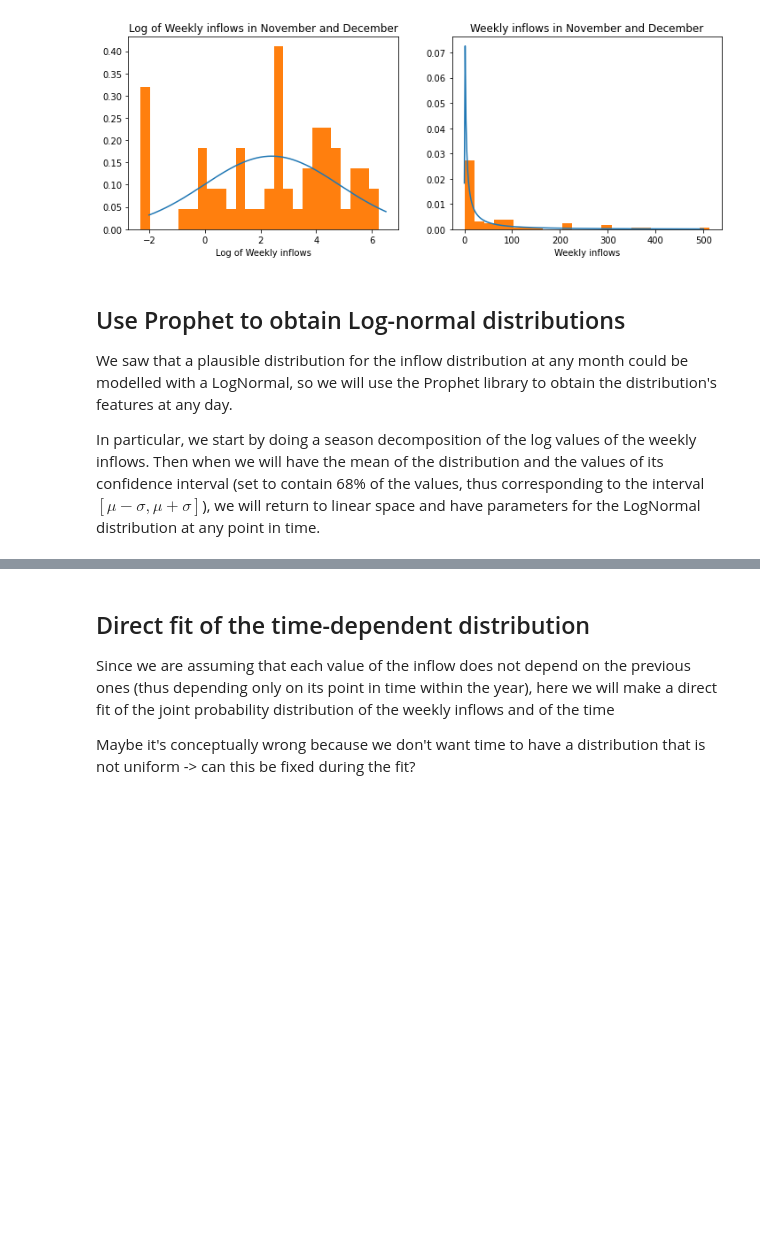
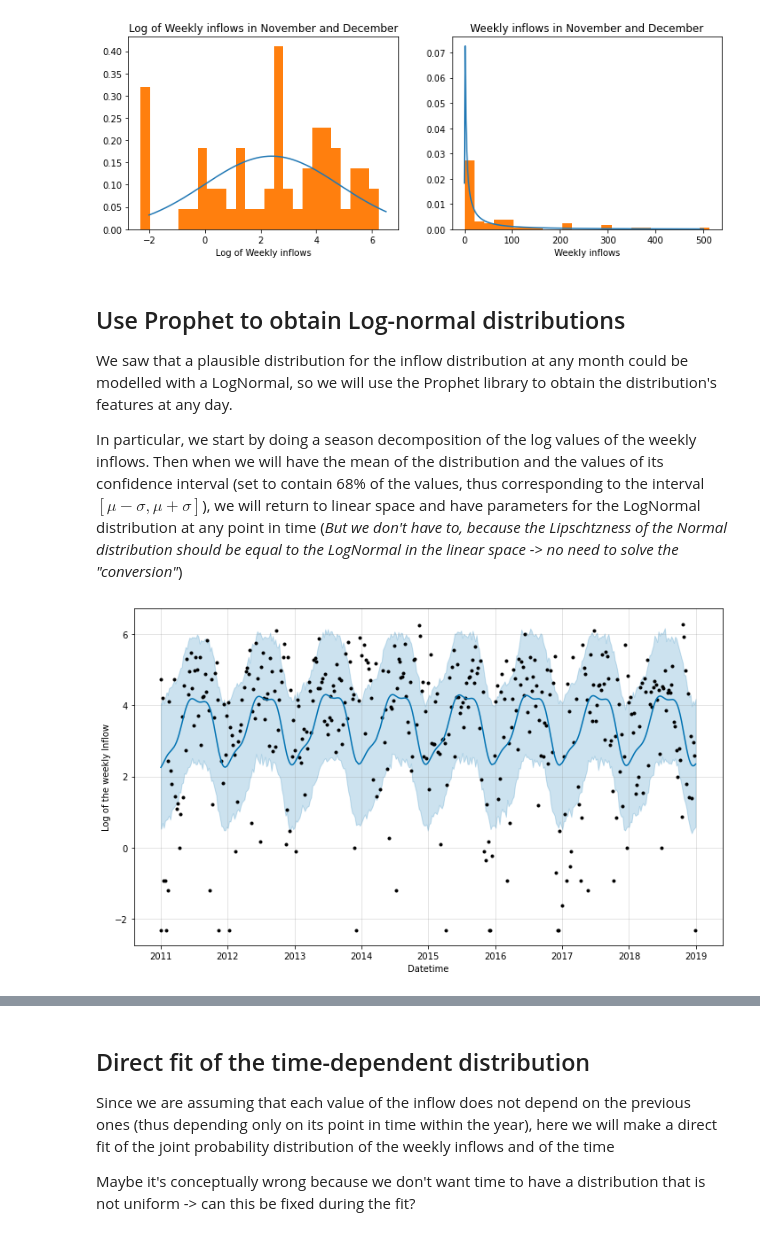
Before and after one commit to francescovidaich964/Como_lake, a Jupyter notebook: Como_Lake_test.ipynb, the cells around one changed output, grey strips where cells are left out. Cells and saved outputs as stored; diff of their text form; code cells hidden in the pictures; blank space fills up the shorter version.

```diff
--- a/Como_Lake_test.ipynb
+++ b/Como_Lake_test.ipynb
@@ -345,32 +353,34 @@ print()
 
 We saw that a plausible distribution for the inflow distribution at any month could be modelled with a LogNormal, so we will use the Prophet library to obtain the distribution's features at any day.
 
-In particular, we start by doing a season decomposition of the log values of the weekly inflows. Then when we will have the mean of the distribution and the values of its confidence interval (set to contain 68% of the values, thus corresponding to the interval $[\mu-\sigma,\mu+\sigma]$), we will return to linear space and have parameters for the LogNormal distribution at any point in time.
+In particular, we start by doing a season decomposition of the log values of the weekly inflows. Then when we will have the mean of the distribution and the values of its confidence interval (set to contain 68% of the values, thus corresponding to the interval $[\mu-\sigma,\mu+\sigma]$), we will return to linear space and have parameters for the LogNormal distribution at any point in time (*But we don't have to, because the Lipschtzness of the Normal distribution should be equal to the LogNormal in the linear space -> no need to solve the "conversion"*)
 # %%
 # format data to be compatible with the library
-inflow_test = inflow_df[['From','inflow']]
-inflow_test.columns = ['ds','y']
+log_inflow_test = inflow_df[['From','inflow']][inflow_df.inflow != 0]
+log_inflow_test.columns = ['ds','y']
 
 # Since data follow Lognormal, transform them to
 # follow normal distribution in the log space
-inflow_test.y = np.log( inflow_test.y[inflow_test.y != 0] )
+log_inflow_test.y = np.log( log_inflow_test.y )
 
 # Find seasonality (fit it using fourier series of given order)
 model = Prophet(yearly_seasonality = 3,
                 weekly_seasonality = False,
                 daily_seasonality  = False,
                 interval_width = 0.6827)
-model.fit(inflow_test)
+model.fit(log_inflow_test)
 
 # Build estimated inflows
 inflow_estim = model.predict()
 
 # Plot fitted components
 #model.plot_components(inflow_estim)
 #plt.show()
 
 # Plot the estimated inflow in the log space
 model.plot(inflow_estim)
 plt.xlabel('Datetime')
 plt.ylabel('Log of the weekly Inflow')
 plt.show()
+# %% [output]
+[figure, added]
```
Also changed, not shown: parts of 9 cells of this notebook.
